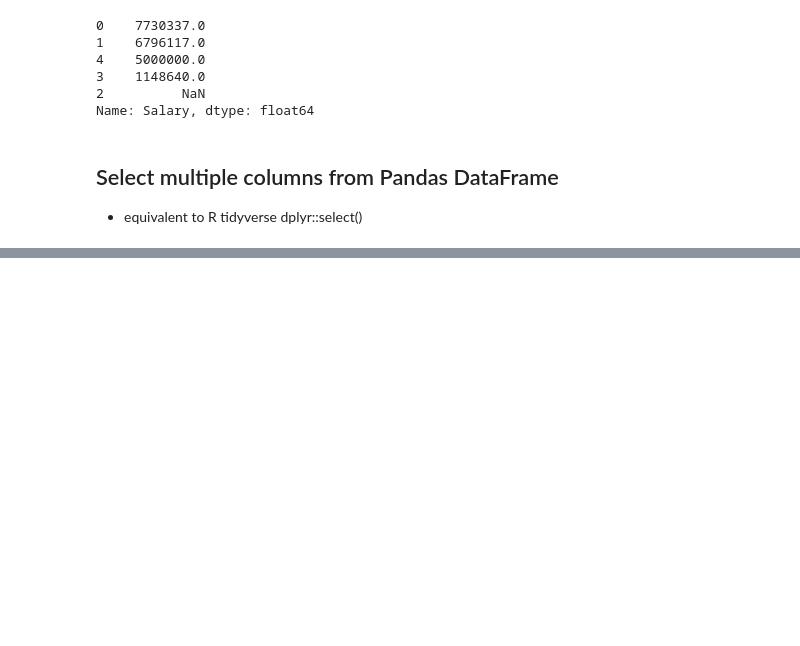
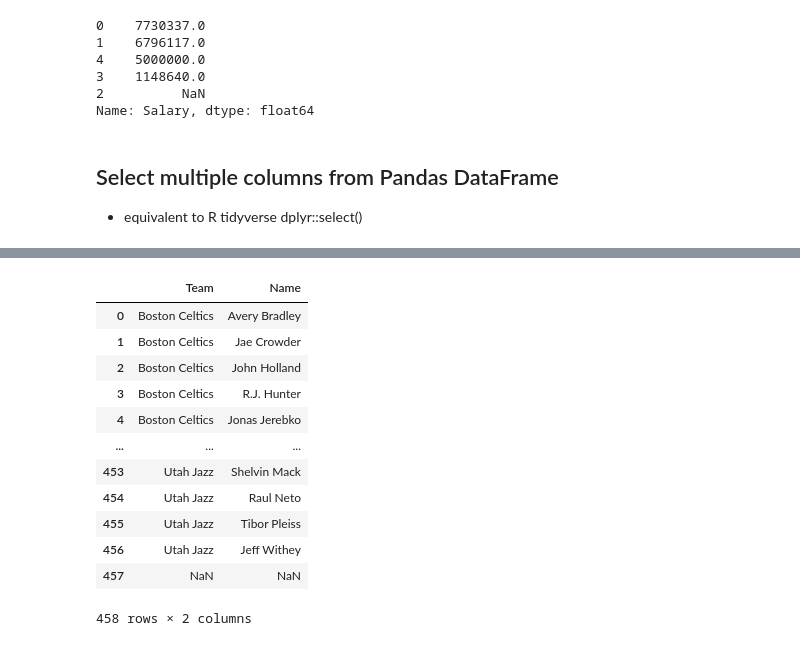
Before and after one commit to jack-cao-623/python_learning, a Jupyter notebook: dataframes_01.ipynb, the cells around one changed output, grey strips where cells are left out. Cells and saved outputs as stored; diff of their text form; code cells hidden in the pictures; blank space fills up the shorter version.

```diff
--- a/dataframes_01.ipynb
+++ b/dataframes_01.ipynb
@@ -481,0 +505,17 @@ Name: Salary, dtype: float64
+# %%
+# order matters
+nba[['Team', 'Name']]
+# %% [output]
+|  | Team | Name |
+| 0 | Boston Celtics | Avery Bradley |
+| 1 | Boston Celtics | Jae Crowder |
+| 2 | Boston Celtics | John Holland |
+| 3 | Boston Celtics | R.J. Hunter |
+| 4 | Boston Celtics | Jonas Jerebko |
+| ... | ... | ... |
+| 453 | Utah Jazz | Shelvin Mack |
+| 454 | Utah Jazz | Raul Neto |
+| 455 | Utah Jazz | Tibor Pleiss |
+| 456 | Utah Jazz | Jeff Withey |
+| 457 | NaN | NaN |
+458 rows × 2 columns
```
Also changed, not shown: parts of 6 cells of this notebook.
